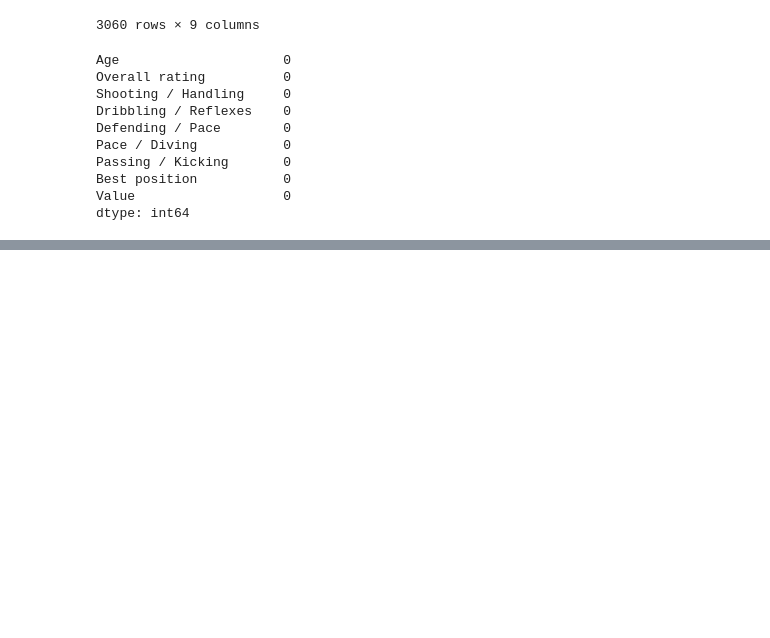
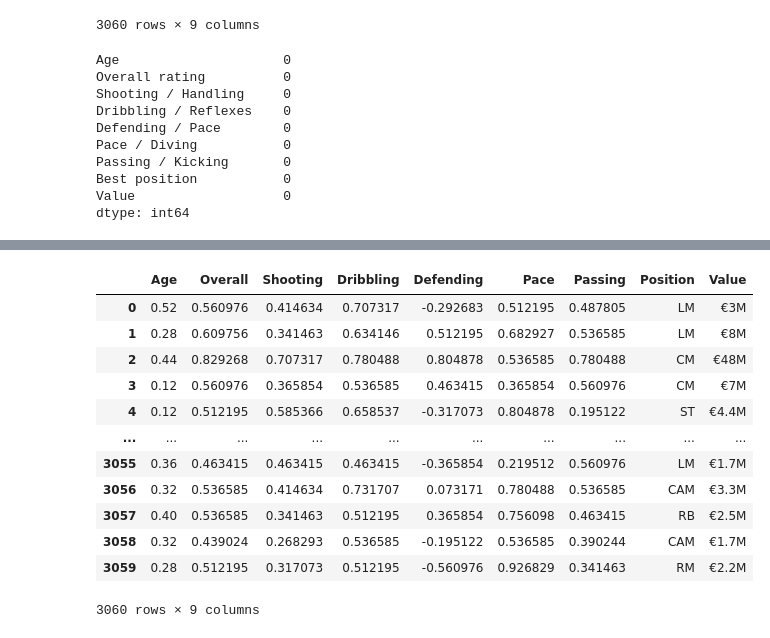
Before and after one commit to aakashvishcoder/Transfer-Market, a Jupyter notebook: model/model.ipynb, the cells around one changed output, grey strips where cells are left out. Saved outputs shown, nothing was run; the diff lists cells and outputs as text; code cells hidden in the pictures; blank space fills up the shorter version.

```diff
--- a/model/model.ipynb
+++ b/model/model.ipynb
@@ -83,0 +100,16 @@ dtype: int64
+# %%
+def clean_rating(rating):
+    try:
+        return int(rating)
+    except:
+        rate = int(rating[0:2])
+        rate += int(rating[-1])
+        return rate
+# %%
+from sklearn.preprocessing import LabelEncoder, MinMaxScaler
+import numpy as np
+mm = MinMaxScaler()
+cols = ["Overall rating", "Shooting / Handling", "Dribbling / Reflexes","Defending / Pace",	"Pace / Diving","Passing / Kicking"]
+for col in cols:
+    chosen_df[col]=chosen_df[col].apply(clean_rating)
+chosen_df
@@ -83,0 +141,4 @@ dtype: int64
+# %%
+age = MinMaxScaler()
+chosen_df['Age'] = age.fit_transform(np.array(chosen_df['Age']).reshape(-1,1))
+chosen_df['Age']
@@ -83,0 +163,6 @@ dtype: int64
+# %%
+ratings = MinMaxScaler()
+ratings.fit(np.array(chosen_df["Overall rating"]).reshape(-1,1))
+for col in cols:
+    chosen_df[col]=ratings.transform(np.array(chosen_df[col]).reshape(-1,1))
+chosen_df
@@ -83,0 +200,17 @@ dtype: int64
+# %%
+chosen_df.columns = ['Age','Overall',"Shooting","Dribbling","Defending","Pace","Passing","Position","Value"]
+chosen_df
+# %% [output]
+|  | Age | Overall | Shooting | Dribbling | Defending | Pace | Passing | Position | Value |
+| 0 | 0.52 | 0.560976 | 0.414634 | 0.707317 | -0.292683 | 0.512195 | 0.487805 | LM | €3M |
+| 1 | 0.28 | 0.609756 | 0.341463 | 0.634146 | 0.512195 | 0.682927 | 0.536585 | LM | €8M |
+| 2 | 0.44 | 0.829268 | 0.707317 | 0.780488 | 0.804878 | 0.536585 | 0.780488 | CM | €48M |
+| 3 | 0.12 | 0.560976 | 0.365854 | 0.536585 | 0.463415 | 0.365854 | 0.560976 | CM | €7M |
+| 4 | 0.12 | 0.512195 | 0.585366 | 0.658537 | -0.317073 | 0.804878 | 0.195122 | ST | €4.4M |
+| ... | ... | ... | ... | ... | ... | ... | ... | ... | ... |
+| 3055 | 0.36 | 0.463415 | 0.463415 | 0.463415 | -0.365854 | 0.219512 | 0.560976 | LM | €1.7M |
+| 3056 | 0.32 | 0.536585 | 0.414634 | 0.731707 | 0.073171 | 0.780488 | 0.536585 | CAM | €3.3M |
+| 3057 | 0.40 | 0.536585 | 0.341463 | 0.512195 | 0.365854 | 0.756098 | 0.463415 | RB | €2.5M |
+| 3058 | 0.32 | 0.439024 | 0.268293 | 0.536585 | -0.195122 | 0.536585 | 0.390244 | CAM | €1.7M |
+| 3059 | 0.28 | 0.512195 | 0.317073 | 0.512195 | -0.560976 | 0.926829 | 0.341463 | RM | €2.2M |
+3060 rows × 9 columns
```
Also changed, not shown: parts of 10 cells of this notebook, 1 other file.
